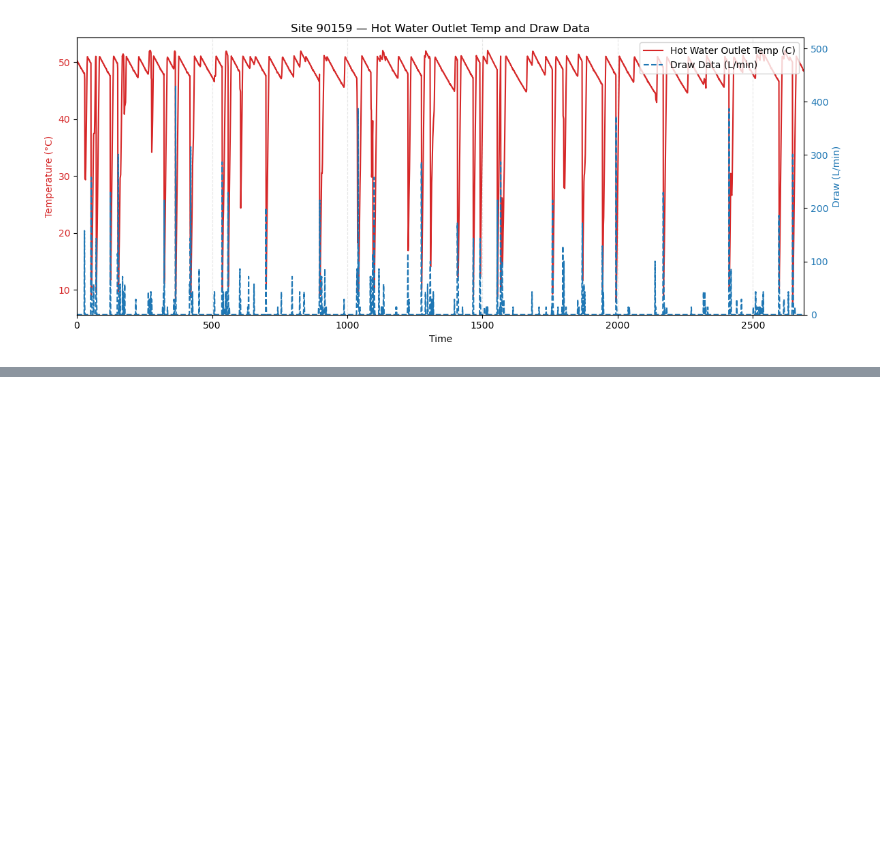
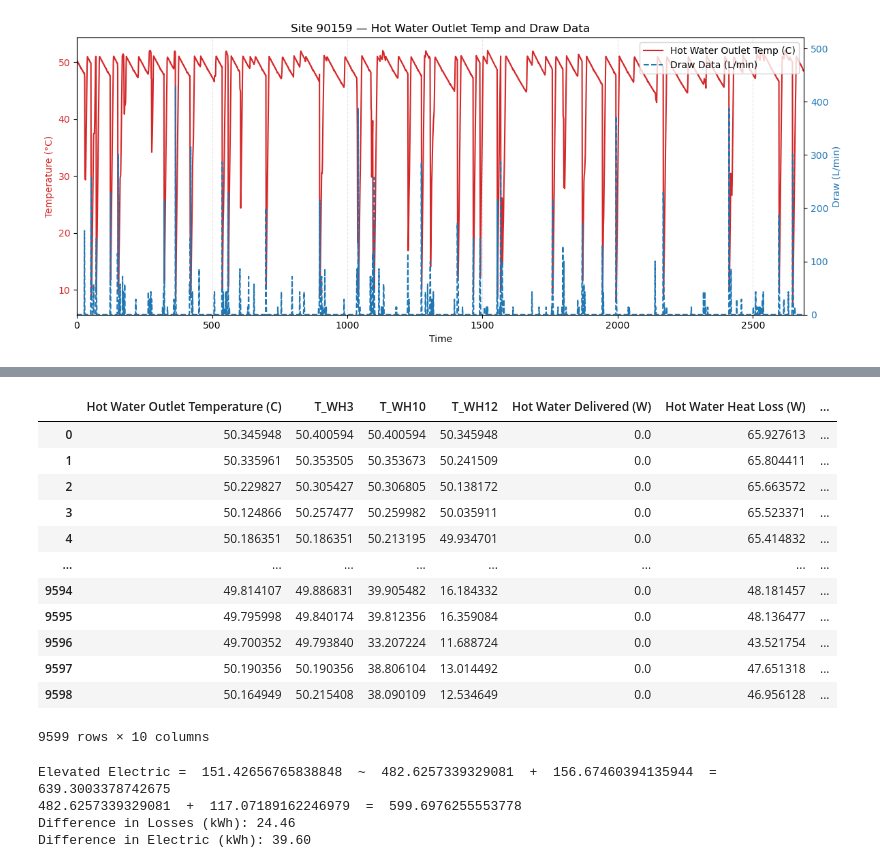
Before and after one commit to NREL/OCHRE, a Jupyter notebook: bin/generate_graphics.ipynb, the cells around one changed output, grey strips where cells are left out. Drawn from its saved outputs; the diff is of its cells as text; code cells hidden in the pictures; blank space fills up the shorter version.

```diff
--- a/bin/generate_graphics.ipynb
+++ b/bin/generate_graphics.ipynb
@@ -1098,0 +1243,49 @@ plt.show()
+# %%
+bisection
+# %% [output]
+|  | Hot Water Outlet Temperature (C) | T_WH3 | T_WH10 | T_WH12 | Hot Water Delivered (W) | Hot Water Heat Loss (W) | ... |
+| 0 | 50.345948 | 50.400594 | 50.400594 | 50.345948 | 0.0 | 65.927613 | ... |
+| 1 | 50.335961 | 50.353505 | 50.353673 | 50.241509 | 0.0 | 65.804411 | ... |
+| 2 | 50.229827 | 50.305427 | 50.306805 | 50.138172 | 0.0 | 65.663572 | ... |
+| 3 | 50.124866 | 50.257477 | 50.259982 | 50.035911 | 0.0 | 65.523371 | ... |
+| 4 | 50.186351 | 50.186351 | 50.213195 | 49.934701 | 0.0 | 65.414832 | ... |
+| ... | ... | ... | ... | ... | ... | ... | ... |
+| 9594 | 49.814107 | 49.886831 | 39.905482 | 16.184332 | 0.0 | 48.181457 | ... |
+| 9595 | 49.795998 | 49.840174 | 39.812356 | 16.359084 | 0.0 | 48.136477 | ... |
+| 9596 | 49.700352 | 49.793840 | 33.207224 | 11.688724 | 0.0 | 43.521754 | ... |
+| 9597 | 50.190356 | 50.190356 | 38.806104 | 13.014492 | 0.0 | 47.651318 | ... |
+| 9598 | 50.164949 | 50.215408 | 38.090109 | 12.534649 | 0.0 | 46.956128 | ... |
+9599 rows × 10 columns
+# %%
+
+#E_electric = E_delivered + E_loss + other
+def total_loss_kWh(data):
+    # 15-minute intervals
+    return np.sum(data["Hot Water Heat Loss (W)"]) * 0.25 / 1000
+
+def total_electric_kWh(data):
+    return np.sum(data["Water Heating Electric Power"])
+
+#Compute total loss and kwh of elevated and bisection
+elevated_loss_kWh   = total_loss_kWh(elevated)
+bisection_loss_kWh  = total_loss_kWh(bisection)
+elevated_delivered = np.sum(elevated["Hot Water Delivered (W)"]) * 0.25 / 1000
+bisection_delivered = np.sum(bisection["Hot Water Delivered (W)"]) * 0.25 / 1000
+
+elevated_elec_kWh  = total_electric_kWh(elevated)
+bisection_elec_kWh = total_electric_kWh(bisection)
+
+# Absolute savings
+total_savings_kWh = elevated_elec_kWh - bisection_elec_kWh
+loss_savings_kWh  = elevated_loss_kWh - bisection_loss_kWh
+
+
+print("Elevated Electric = ", elevated_elec_kWh, " ~ ", elevated_delivered, " + ", elevated_loss_kWh, " = ", elevated_delivered + elevated_loss_kWh)
+print(bisection_delivered, " + ", bisection_loss_kWh, " = ", bisection_delivered + bisection_loss_kWh)
+print(f"Difference in Losses (kWh): {total_savings_kWh:.2f}")
+print(f"Difference in Electric (kWh): {loss_savings_kWh:.2f}")
+# %% [output]
+Elevated Electric =  151.42656765838848  ~  482.6257339329081  +  156.67460394135944  =  639.3003378742675
+482.6257339329081  +  117.07189162246979  =  599.6976255553778
+Difference in Losses (kWh): 24.46
+Difference in Electric (kWh): 39.60
```
Also changed, not shown: parts of 5 cells of this notebook.
